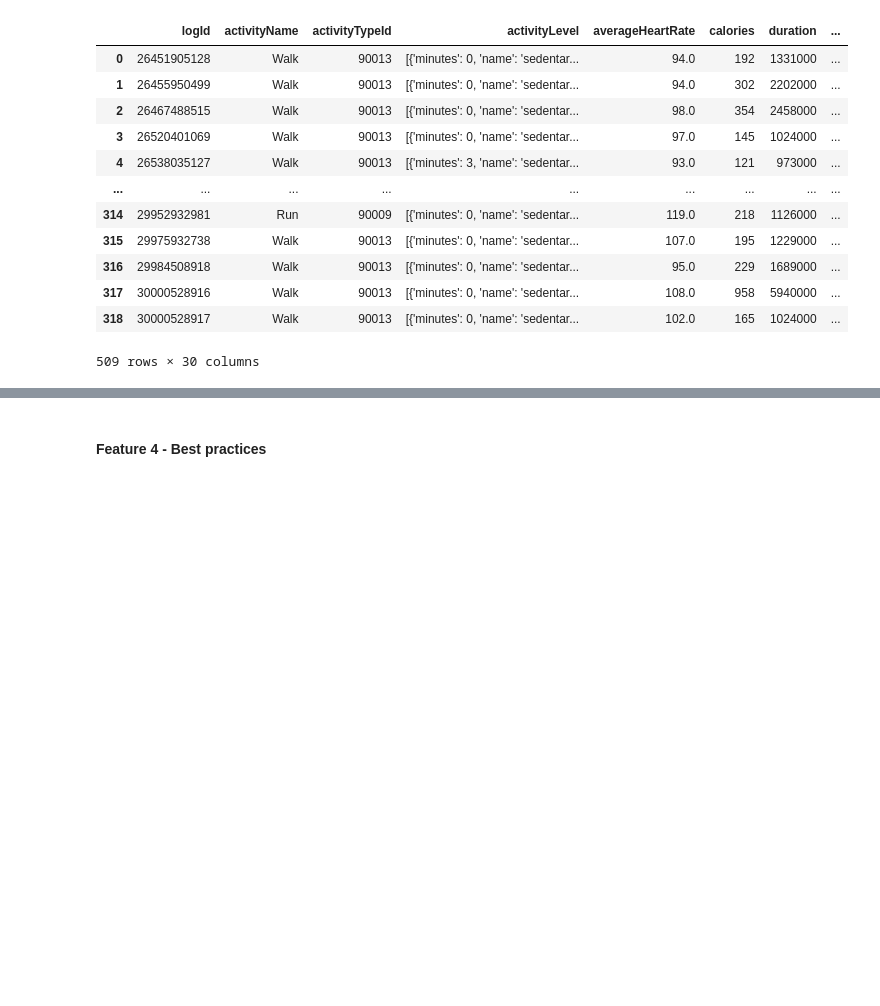
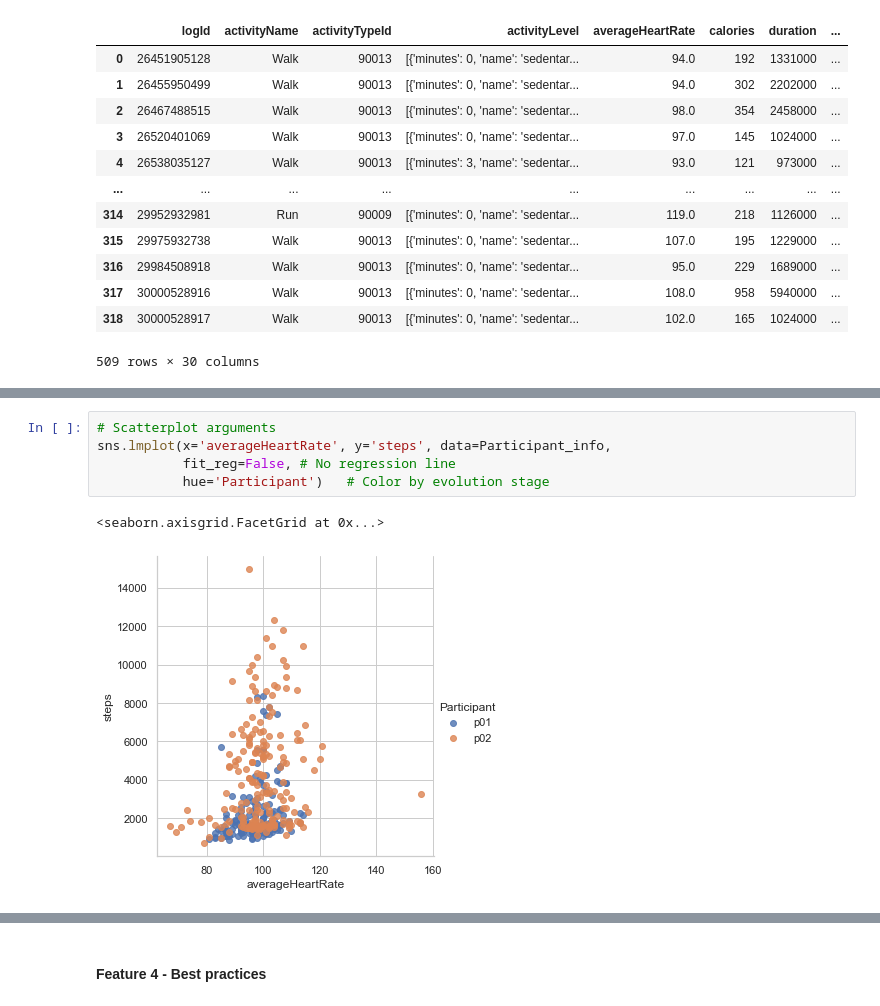
Before and after one commit to KimBug29/Health_Fitness, a Jupyter notebook: fitness.ipynb, the cells around one changed output, grey strips where cells are left out. Saved outputs shown, nothing was run; the diff lists cells and outputs as text; blank space fills up the shorter version.

```diff
--- a/fitness.ipynb
+++ b/fitness.ipynb
@@ -291,0 +232,8 @@ dtype: object
+# %%
+# Scatterplot arguments
+sns.lmplot(x='averageHeartRate', y='steps', data=Participant_info,
+           fit_reg=False, # No regression line
+           hue='Participant')   # Color by evolution stage
+# %% [output]
+<seaborn.axisgrid.FacetGrid at 0x...>
+[figure, added]
```
Also changed, not shown: parts of 46 cells of this notebook, 2 other files.
